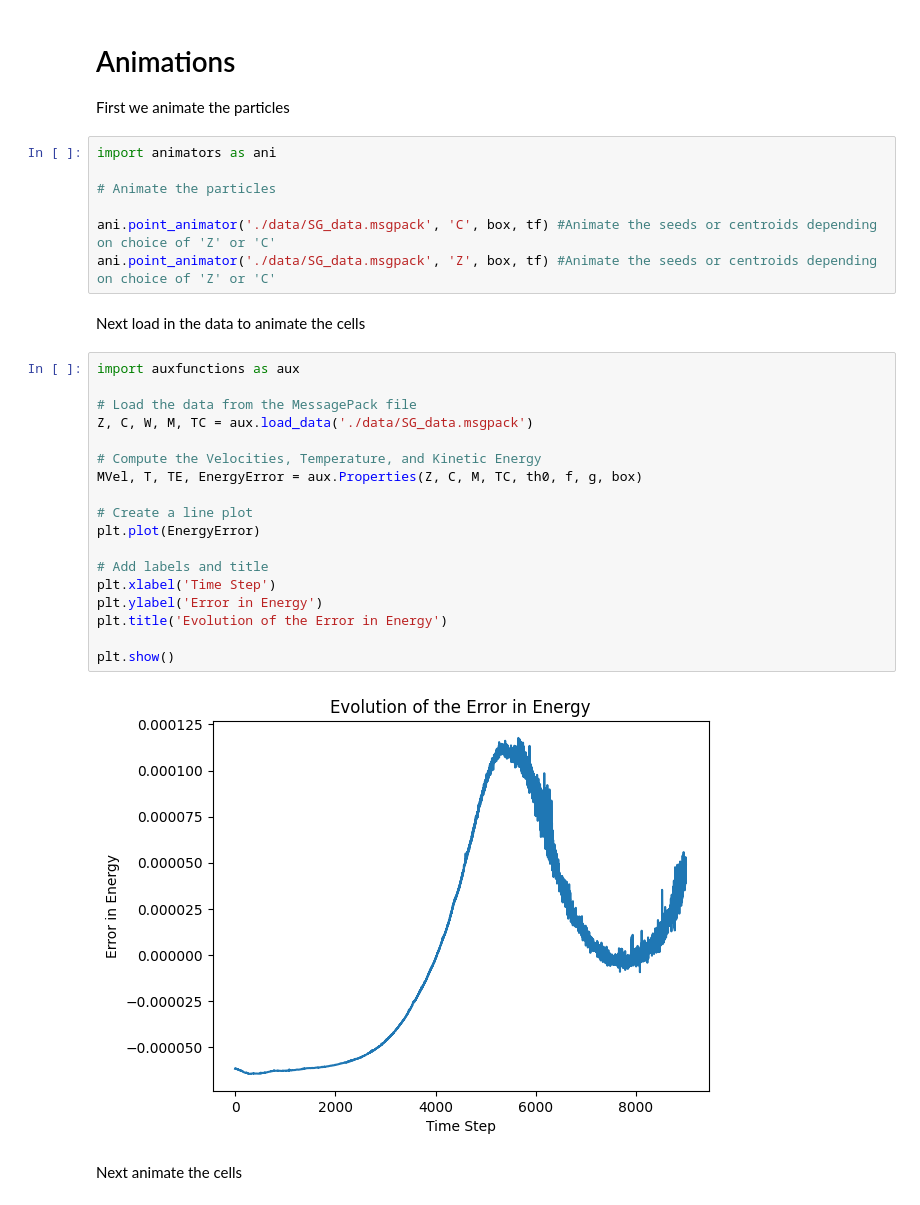
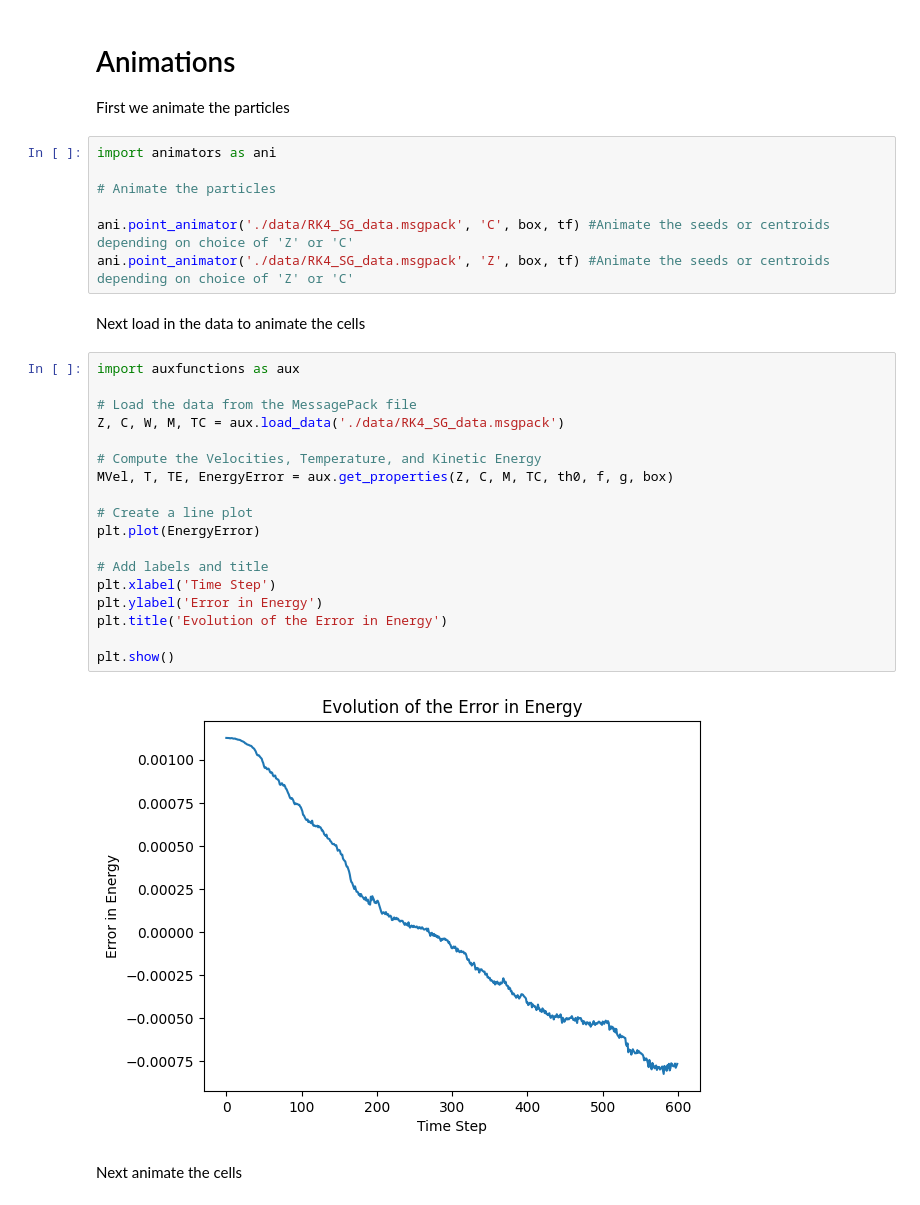
Before and after one commit to thelavier/2DIncompressibleSG, a Jupyter notebook: RunCode.ipynb, the cells around one changed output. Cells and saved outputs as stored; diff of their text form.

```diff
--- a/RunCode.ipynb
+++ b/RunCode.ipynb
@@ -82,30 +84,30 @@ import animators as ani
 
 # Animate the particles
 
-ani.point_animator('./data/SG_data.msgpack', 'C', box, tf) #Animate the seeds or centroids depending on choice of 'Z' or 'C'
-ani.point_animator('./data/SG_data.msgpack', 'Z', box, tf) #Animate the seeds or centroids depending on choice of 'Z' or 'C'
+ani.point_animator('./data/RK4_SG_data.msgpack', 'C', box, tf) #Animate the seeds or centroids depending on choice of 'Z' or 'C'
+ani.point_animator('./data/RK4_SG_data.msgpack', 'Z', box, tf) #Animate the seeds or centroids depending on choice of 'Z' or 'C'
 # %% [markdown]
 Next load in the data to animate the cells
 # %%
 import auxfunctions as aux
 
 # Load the data from the MessagePack file
-Z, C, W, M, TC = aux.load_data('./data/SG_data.msgpack')
+Z, C, W, M, TC = aux.load_data('./data/RK4_SG_data.msgpack')
 
 # Compute the Velocities, Temperature, and Kinetic Energy
-MVel, T, TE, EnergyError = aux.Properties(Z, C, M, TC, th0, f, g, box)
+MVel, T, TE, EnergyError = aux.get_properties(Z, C, M, TC, th0, f, g, box)
 
 # Create a line plot
 plt.plot(EnergyError)
 
 # Add labels and title
 plt.xlabel('Time Step')
 plt.ylabel('Error in Energy')
 plt.title('Evolution of the Error in Energy')
 
 plt.show()
 # %% [output]
-[figure, old version]
+[figure, new version]
 # %% [markdown]
 Next animate the cells
 # %%
```
Also changed, not shown: parts of 3 cells of this notebook, 3 other files.
